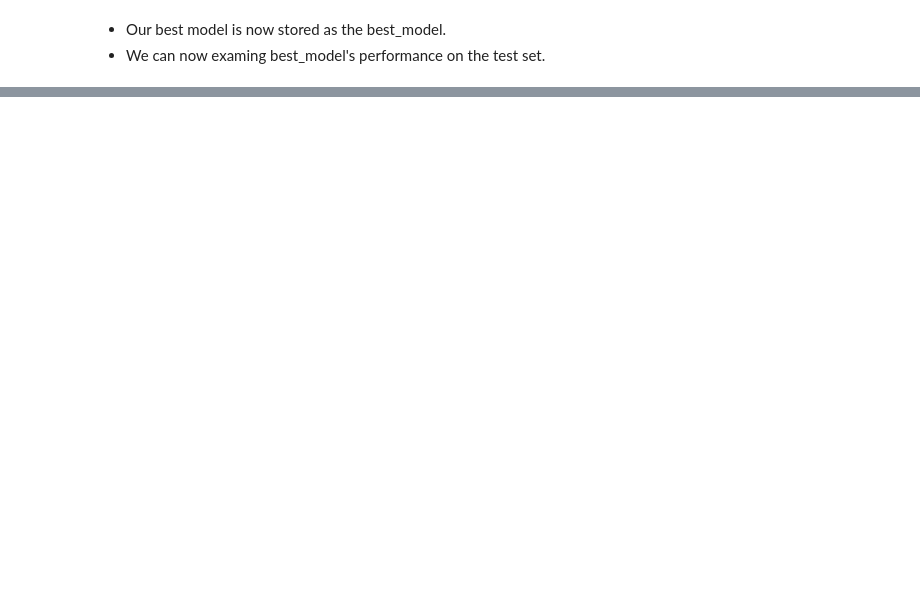
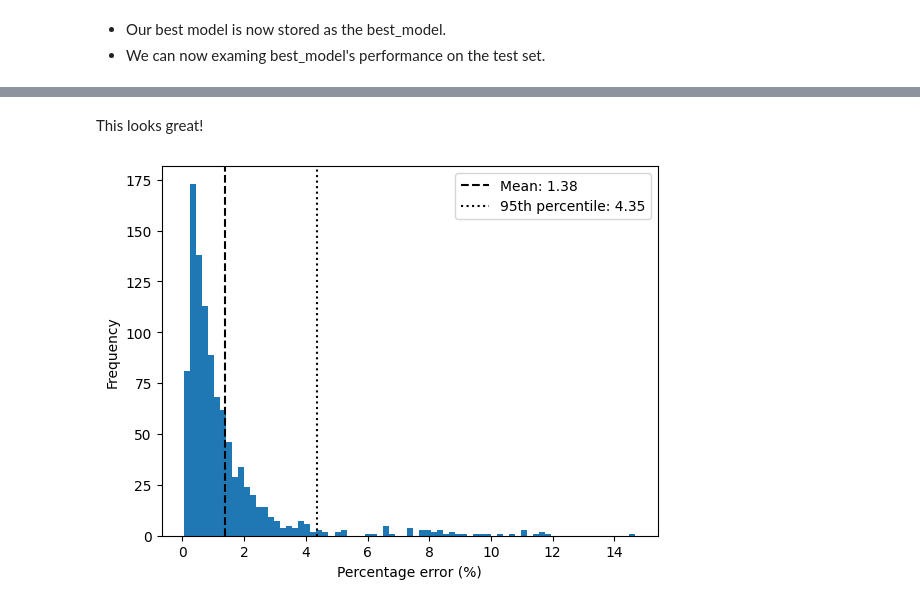
Before and after one commit to JoeyWee1/Machine-Learning-Enhanced-Inference-of-the-21-cm-Power-Spectrum-at-Cosmic-Dawn, a Jupyter notebook: ML_inference.ipynb, the cells around one changed output, grey strips where cells are left out. Cells and saved outputs as stored; diff of their text form; code cells hidden in the pictures; blank space fills up the shorter version.

```diff
--- a/ML_inference.ipynb
+++ b/ML_inference.ipynb
@@ -851,0 +419,8 @@ code_version: ()
+# %% [markdown]
+This looks great!
+# %%
+from helpers.plotting import plot_mape_distribution
+
+plot_mape_distribution(model_evaluation_data)
+# %% [output]
+[figure, added]
```
Also changed, not shown: parts of 15 cells of this notebook, 2 other files.
